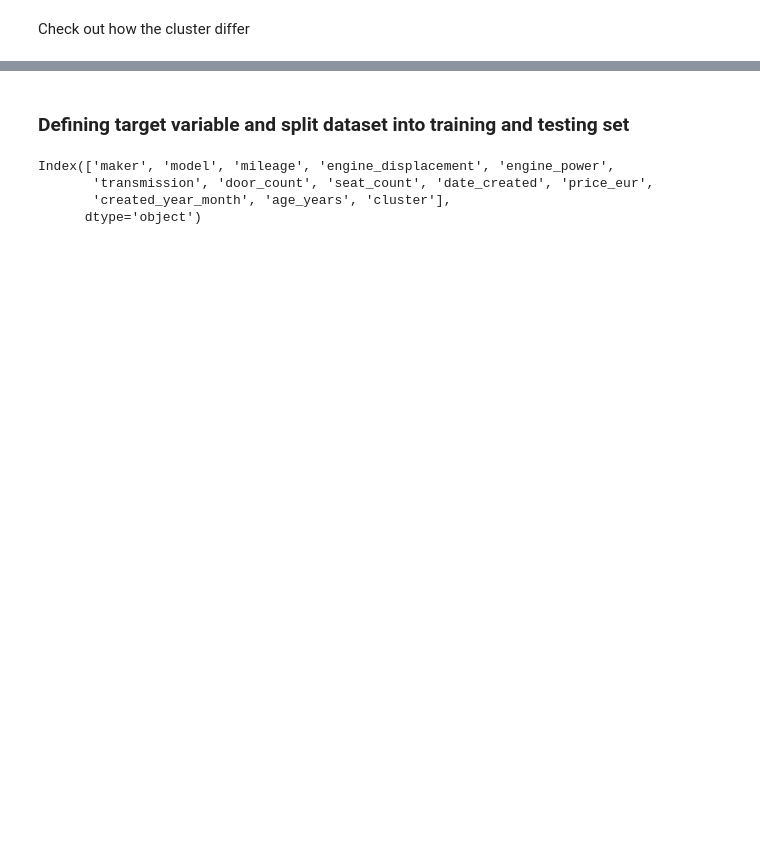
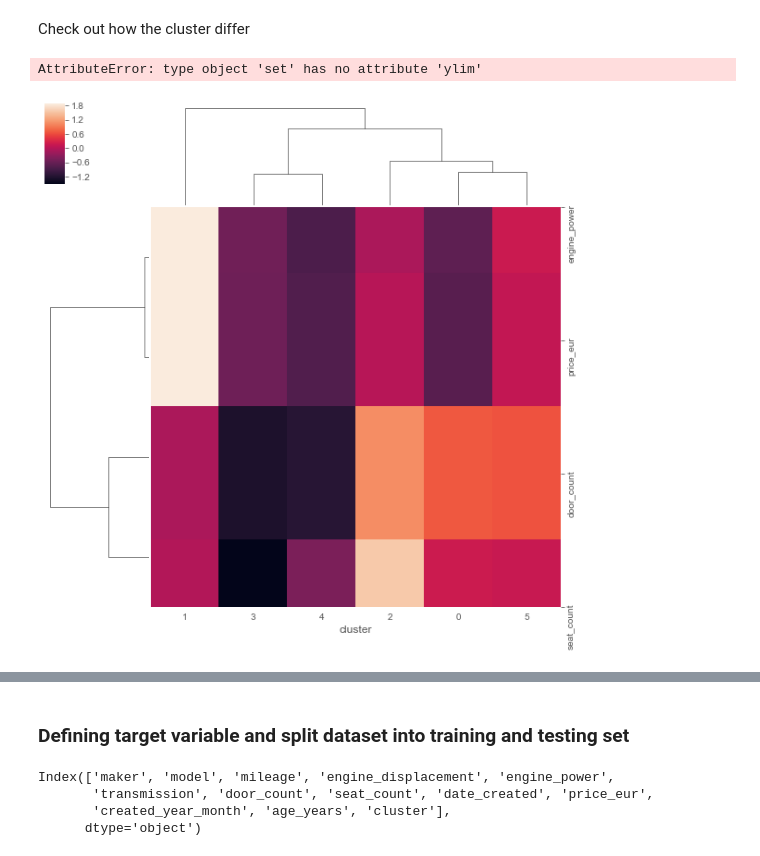
Before and after one commit to michalpiotrowicz/Bootcamp_project, a Jupyter notebook: My_Bootcamp_Project.ipynb, the cells around one changed output, grey strips where cells are left out. Drawn from its saved outputs; the diff is of its cells as text; code cells hidden in the pictures; blank space fills up the shorter version.

```diff
--- a/My_Bootcamp_Project.ipynb
+++ b/My_Bootcamp_Project.ipynb
@@ -485,8 +480,14 @@ df['cluster'].value_counts()
 Name: cluster, dtype: int64
 # %%
-groups = df.groupby(by='cluster')['engine_power', 'door_count', 'seat_count'].mean()
+groups = df.groupby(by='cluster')['engine_power', 'door_count', 'seat_count', 'price_eur'].mean()
 # %% [markdown]
 Check out how the cluster differ
+# %%
+sns.clustermap(groups.T, z_score=0)
+set.ylim(-0,5,0,5)
+# %% [output]
+AttributeError: type object 'set' has no attribute 'ylim'
+[figure, added]
 # %%
 print(groups)
 # %% [output]
```
Also changed, not shown: parts of 69 cells of this notebook.
